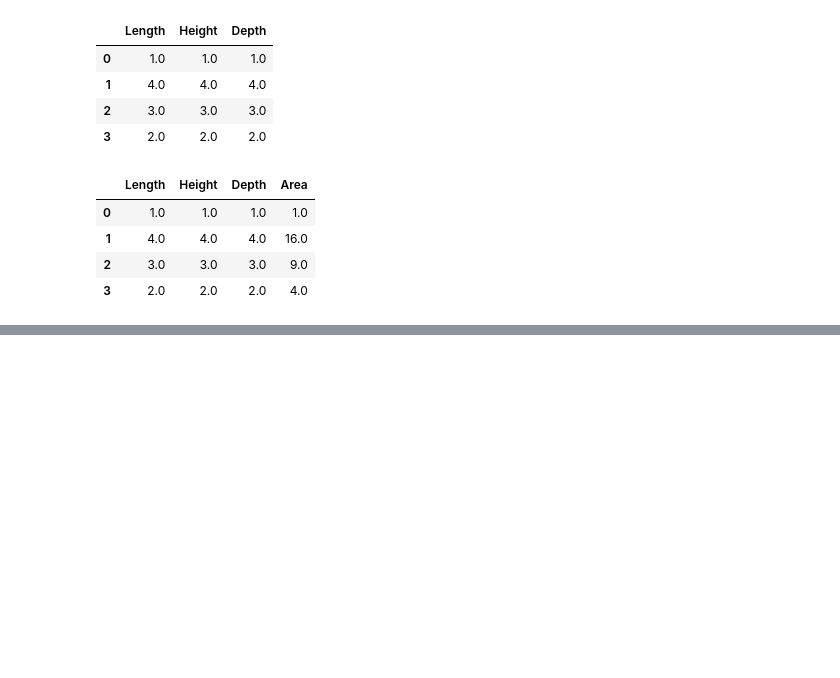
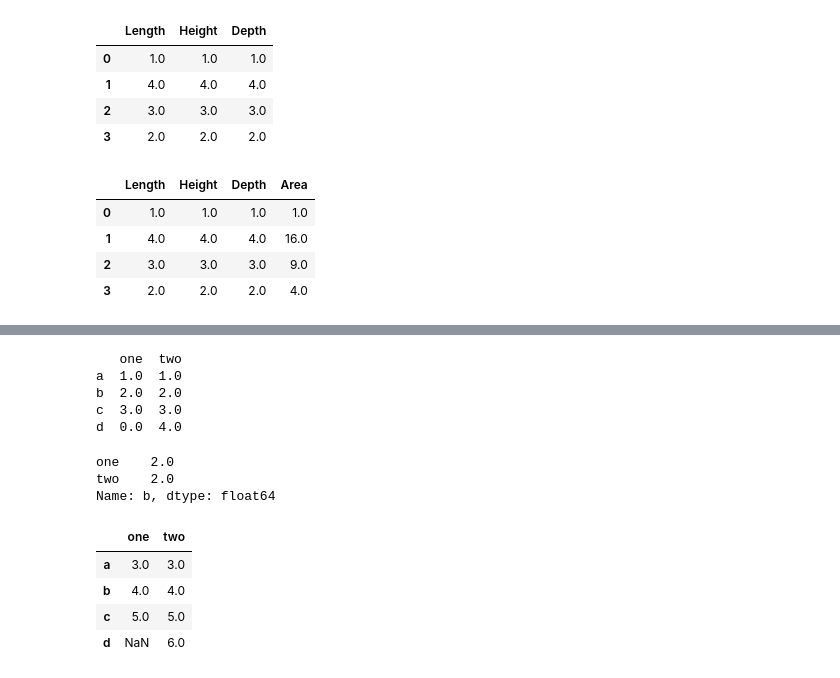
Before and after one commit to VLieberg/Python-Basics-Coding, a Jupyter notebook: notebooks/Pandas Tutorial.ipynb, the cells around one changed output, grey strips where cells are left out. Cells and saved outputs as stored; diff of their text form; code cells hidden in the pictures; blank space fills up the shorter version.

```diff
--- a/notebooks/Pandas Tutorial.ipynb
+++ b/notebooks/Pandas Tutorial.ipynb
@@ -922,0 +914,26 @@ d  0.0  4.0
+# %%
+# You can replace NaN values with 0 or anything else
+print(df_2.fillna(0))
+# %% [output]
+   one  two
+a  1.0  1.0
+b  2.0  2.0
+c  3.0  3.0
+d  0.0  4.0
+# %%
+# Get values in row 2
+row = df_2.iloc[1]
+row
+# %% [output]
+one    2.0
+two    2.0
+Name: b, dtype: float64
+# %%
+# You can do the same with sub, mul, and div
+df_2.add(row, axis='columns')
+# %% [output]
+|  | one | two |
+| a | 3.0 | 3.0 |
+| b | 4.0 | 4.0 |
+| c | 5.0 | 5.0 |
+| d | NaN | 6.0 |
```
Also changed, not shown: parts of 114 cells of this notebook.
